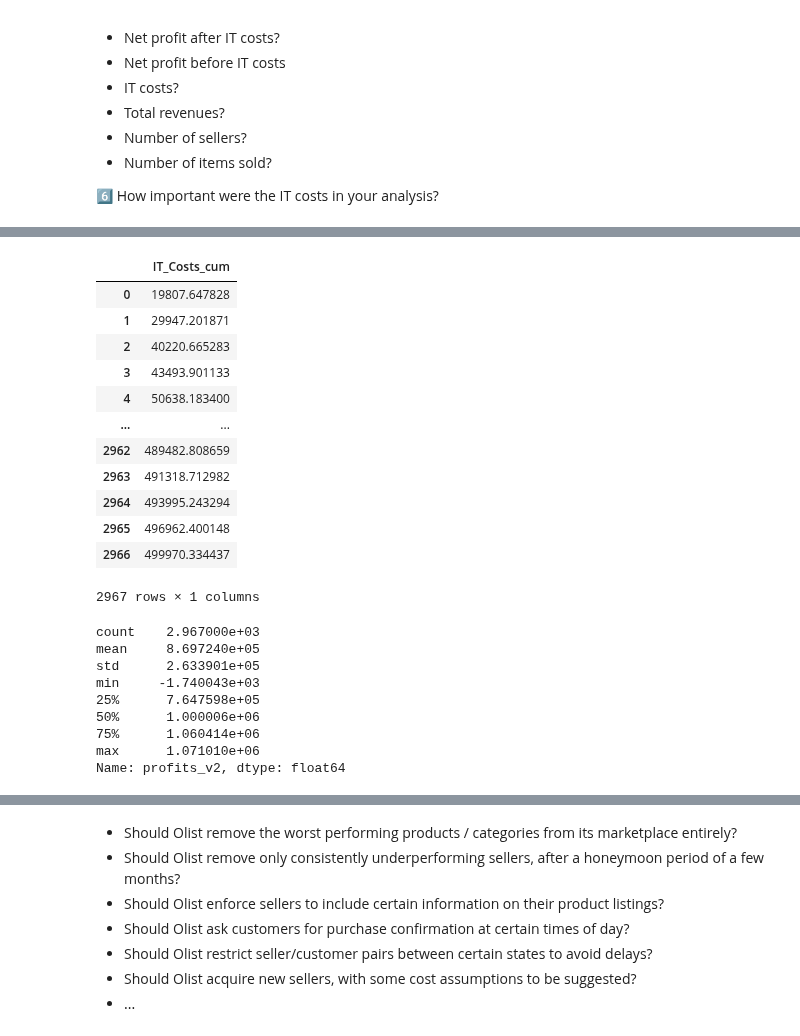
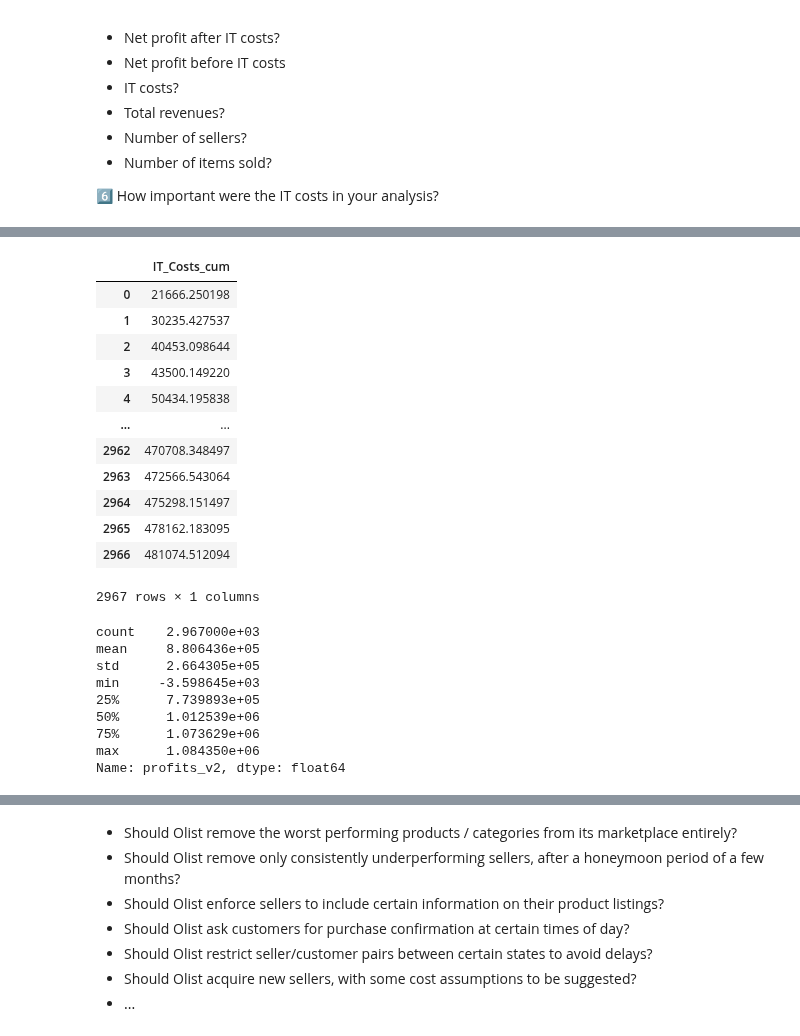
Before and after one commit to caazzi/profit-analysis-Olist, a Jupyter notebook: ceo_request.ipynb, the cells around one changed output, grey strips where cells are left out. Cells and saved outputs as stored; diff of their text form; code cells hidden in the pictures.

```diff
--- a/ceo_request.ipynb
+++ b/ceo_request.ipynb
@@ -107,3 +104,13 @@ seller_df["revenues"] = seller_df["months_on_olist"]*80+seller_df["sales"]*0.1
 seller_df["revenues"].sum()
 # %% [output]
 2785818.444
+# %%
+dict_review = {5:0.075, 4:0.10, 3:0.125, 2:0.15, 1:0.20}
+revenue_seller_list = []
+for i in range(len(seller_df.index)):
+    revenue_seller = 0
+    multiplier = dict_review[round(seller_df["review_score"][i])]
+    revenue_seller = seller_df["months_on_olist"][i]*80+seller_df["sales"][i]*multiplier
+    revenue_seller_list.append(revenue_seller)
+
+sum(revenue_seller_list)
@@ -253,6 +269,14 @@ seller_df_v2
 cum_profits = 0
 cum_profits_list = []
 for i in range(len(seller_df_v2.index)):
-    cum_profits += seller_df_v2.iloc[i,17]
+    cum_profits += seller_df_v2.iloc[i,18]
     cum_profits_list.append(cum_profits)
-cum_profits_df = pd.DataFrame(cum_profis_list)
+cum_profits_df = pd.DataFrame(cum_profits_list)
+# %%
+cum_revenues = 0
+cum_revenues_list = []
+for i in range(len(seller_df_v2.index)):
+    cum_revenues += seller_df_v2.iloc[i,16]
+    cum_revenues_list.append(cum_revenues)
+cum_revenues_df = pd.DataFrame(cum_revenues_list)
+cum_revenues_df
@@ -259,26 +313,26 @@ cum_profits_df = pd.DataFrame(cum_profis_list)
 # %%
 IT_costs_list = []
 num_items = 0
 IT_costs_cum = 0
 for i in range(len(seller_df_v2.index)):
     num_items += seller_df_v2.iloc[i,9]
-    IT_costs_list.append(IT_costs(i,num_items))
+    IT_costs_list.append(IT_costs(i+1,num_items))
 
 IT_costs_df = pd.DataFrame(IT_costs_list, columns=["IT_Costs_cum"])
 IT_costs_df
 # %% [output]
 |  | IT_Costs_cum |
-| 0 | 19807.647828 |
-| 1 | 29947.201871 |
-| 2 | 40220.665283 |
-| 3 | 43493.901133 |
-| 4 | 50638.183400 |
+| 0 | 21666.250198 |
+| 1 | 30235.427537 |
+| 2 | 40453.098644 |
+| 3 | 43500.149220 |
+| 4 | 50434.195838 |
 | ... | ... |
-| 2962 | 489482.808659 |
-| 2963 | 491318.712982 |
-| 2964 | 493995.243294 |
-| 2965 | 496962.400148 |
-| 2966 | 499970.334437 |
+| 2962 | 470708.348497 |
+| 2963 | 472566.543064 |
+| 2964 | 475298.151497 |
+| 2965 | 478162.183095 |
+| 2966 | 481074.512094 |
 2967 rows × 1 columns
 # %%
 seller_df_v2["cum_profits"] = cum_profits_df
@@ -287,11 +341,11 @@ seller_df_v2["profits_v2"] = seller_df_v2["cum_profits"] - seller_df_v2["IT_Cost
 seller_df_v2["profits_v2"].describe()
 # %% [output]
 count    2.967000e+03
-mean     8.697240e+05
-std      2.633901e+05
-min     -1.740043e+03
-25%      7.647598e+05
-50%      1.000006e+06
-75%      1.060414e+06
-max      1.071010e+06
+mean     8.806436e+05
+std      2.664305e+05
+min     -3.598645e+03
+25%      7.739893e+05
+50%      1.012539e+06
+75%      1.073629e+06
+max      1.084350e+06
 Name: profits_v2, dtype: float64
```
Also changed, not shown: parts of 33 cells of this notebook, 2 other files.
